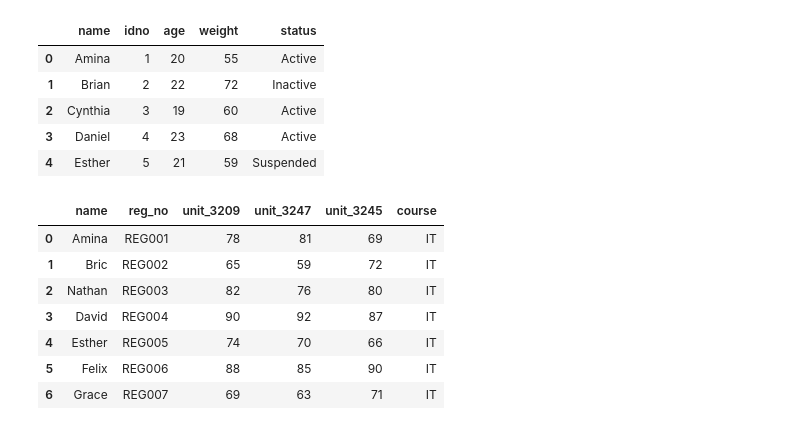
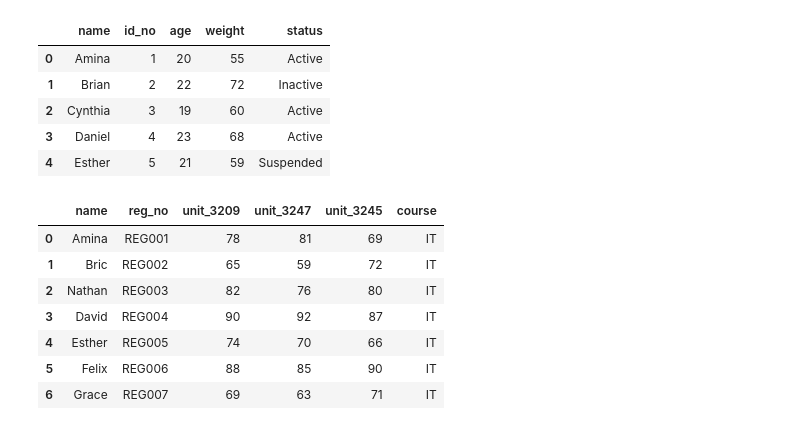
Before and after one commit to Clinton1029/Merging_data, a Jupyter notebook: Merging_data.ipynb, the cells around one changed output. Saved outputs shown, nothing was run; the diff lists cells and outputs as text; code cells hidden in the pictures.

```diff
--- a/Merging_data.ipynb
+++ b/Merging_data.ipynb
@@ -3,18 +3,18 @@
 # %%
 import pandas as pd
 
 data1={
     "name": ["Amina", "Brian", "Cynthia", "Daniel", "Esther", "Felix", "Grace"],
-    "idno": ["1", "2", "3", "4", "5", "6", "7"],
+    "id_no": ["1", "2", "3", "4", "5", "6", "7"],
     "age": [20, 22, 19, 23, 21, 24, 18],
     "weight": [55, 72, 60, 68, 59, 75, 53],
     "status": ["Active", "Inactive", "Active", "Active", "Suspended", "Active", "Inactive"]
 }
 df_studio = pd.DataFrame(data1)
 
 df_studio.head()
 # %% [output]
-|  | name | idno | age | weight | status |
+|  | name | id_no | age | weight | status |
 | 0 | Amina | 1 | 20 | 55 | Active |
 | 1 | Brian | 2 | 22 | 72 | Inactive |
 | 2 | Cynthia | 3 | 19 | 60 | Active |
```
Also changed, not shown: parts of 1 cell of this notebook.
